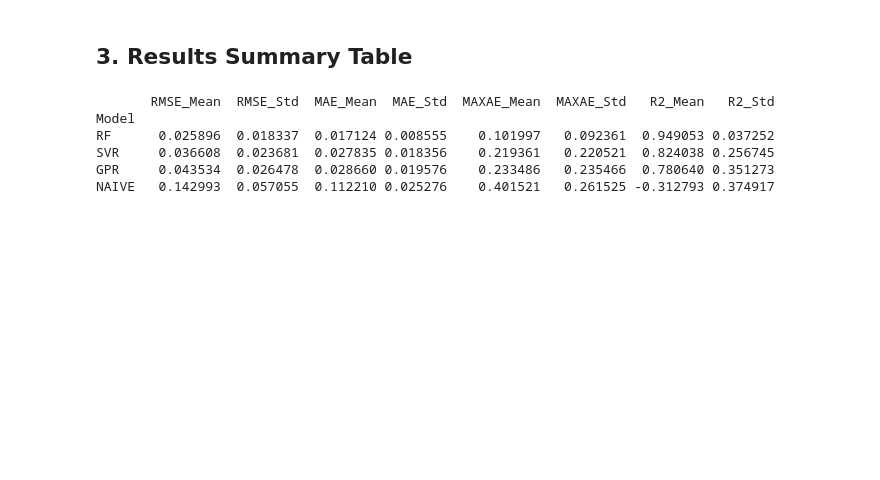
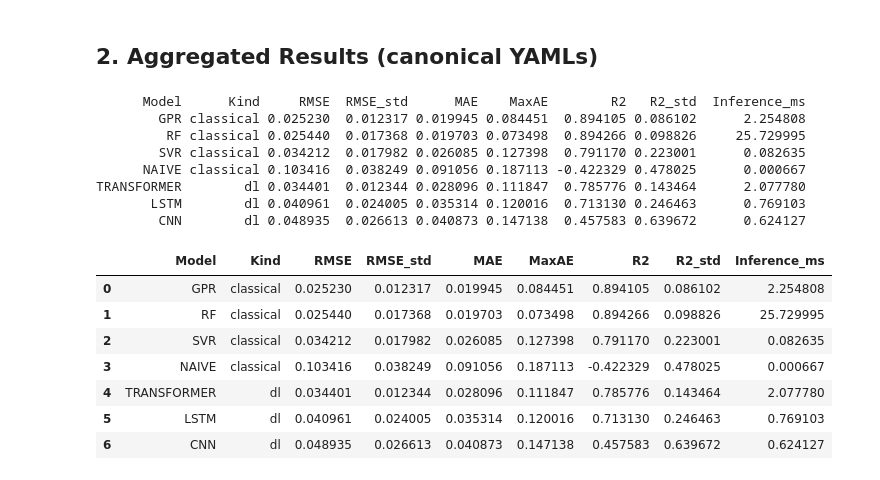
Before and after one commit to mal0101/soh_estimation, a Jupyter notebook: notebooks/04_classical_ml.ipynb, the cells around one changed output. Cells and saved outputs as stored; diff of their text form; code cells hidden in the pictures; blank space fills up the shorter version.

```diff
--- a/notebooks/04_classical_ml.ipynb
+++ b/notebooks/04_classical_ml.ipynb
@@ -213,28 +73,39 @@ INFO:src.models.gpr_model:Fitting GPR on 2703 samples...
-# %% [markdown]
-## 3. Results Summary Table
-# %%
-rows = []
-for model_name, fold_metrics in all_results.items():
-    for metric in ["rmse", "mae", "maxae", "r2"]:
-        vals = [m[metric] for m in fold_metrics]
-        rows.append({
-            "Model": model_name.upper(),
-            "Metric": metric.upper(),
-            "Mean": np.mean(vals),
-            "Std": np.std(vals),
-        })
-
-summary_df = pd.DataFrame(rows)
-pivot = summary_df.pivot(index="Model", columns="Metric", values=["Mean", "Std"])
-pivot.columns = [f"{s}_{m}" for m, s in pivot.columns]
-pivot = pivot[["RMSE_Mean", "RMSE_Std", "MAE_Mean", "MAE_Std", "MAXAE_Mean", "MAXAE_Std", "R2_Mean", "R2_Std"]]
-pivot = pivot.sort_values("RMSE_Mean")
-print(pivot.to_string(float_format="%.6f"))
-# %% [output]
-       RMSE_Mean  RMSE_Std  MAE_Mean  MAE_Std  MAXAE_Mean  MAXAE_Std   R2_Mean   R2_Std
-Model
-RF      0.025896  0.018337  0.017124 0.008555    0.101997   0.092361  0.949053 0.037252
-SVR     0.036608  0.023681  0.027835 0.018356    0.219361   0.220521  0.824038 0.256745
-GPR     0.043534  0.026478  0.028660 0.019576    0.233486   0.235466  0.780640 0.351273
-NAIVE   0.142993  0.057055  0.112210 0.025276    0.401521   0.261525 -0.312793 0.374917
+# %% [markdown]
+## 2. Aggregated Results (canonical YAMLs)
+# %%
+def to_frame(results, kind):
+    rows = []
+    for name, m in results.items():
+        if not isinstance(m, dict) or "rmse_mean" not in m:
+            continue
+        rows.append({
+            "Model": name.upper(), "Kind": kind,
+            "RMSE": m["rmse_mean"], "RMSE_std": m["rmse_std"],
+            "MAE": m["mae_mean"], "MaxAE": m["maxae_mean"],
+            "R2": m["r2_mean"], "R2_std": m["r2_std"],
+            "Inference_ms": m.get("inference_time_ms_mean", np.nan),
+        })
+    return pd.DataFrame(rows).sort_values("RMSE")
+
+summary_df = pd.concat([to_frame(classical_results, "classical"),
+                        to_frame(dl_results, "dl")]).reset_index(drop=True)
+print(summary_df.to_string(index=False))
+summary_df
+# %% [output]
+      Model      Kind     RMSE  RMSE_std      MAE    MaxAE        R2   R2_std  Inference_ms
+        GPR classical 0.025230  0.012317 0.019945 0.084451  0.894105 0.086102      2.254808
+         RF classical 0.025440  0.017368 0.019703 0.073498  0.894266 0.098826     25.729995
+        SVR classical 0.034212  0.017982 0.026085 0.127398  0.791170 0.223001      0.082635
+      NAIVE classical 0.103416  0.038249 0.091056 0.187113 -0.422329 0.478025      0.000667
+TRANSFORMER        dl 0.034401  0.012344 0.028096 0.111847  0.785776 0.143464      2.077780
+       LSTM        dl 0.040961  0.024005 0.035314 0.120016  0.713130 0.246463      0.769103
+        CNN        dl 0.048935  0.026613 0.040873 0.147138  0.457583 0.639672      0.624127
+|  | Model | Kind | RMSE | RMSE_std | MAE | MaxAE | R2 | R2_std | Inference_ms |
+| 0 | GPR | classical | 0.025230 | 0.012317 | 0.019945 | 0.084451 | 0.894105 | 0.086102 | 2.254808 |
+| 1 | RF | classical | 0.025440 | 0.017368 | 0.019703 | 0.073498 | 0.894266 | 0.098826 | 25.729995 |
+| 2 | SVR | classical | 0.034212 | 0.017982 | 0.026085 | 0.127398 | 0.791170 | 0.223001 | 0.082635 |
+| 3 | NAIVE | classical | 0.103416 | 0.038249 | 0.091056 | 0.187113 | -0.422329 | 0.478025 | 0.000667 |
+| 4 | TRANSFORMER | dl | 0.034401 | 0.012344 | 0.028096 | 0.111847 | 0.785776 | 0.143464 | 2.077780 |
+| 5 | LSTM | dl | 0.040961 | 0.024005 | 0.035314 | 0.120016 | 0.713130 | 0.246463 | 0.769103 |
+| 6 | CNN | dl | 0.048935 | 0.026613 | 0.040873 | 0.147138 | 0.457583 | 0.639672 | 0.624127 |
 # %% [markdown]
```
Also changed, not shown: parts of 19 cells of this notebook, 10 other files.
